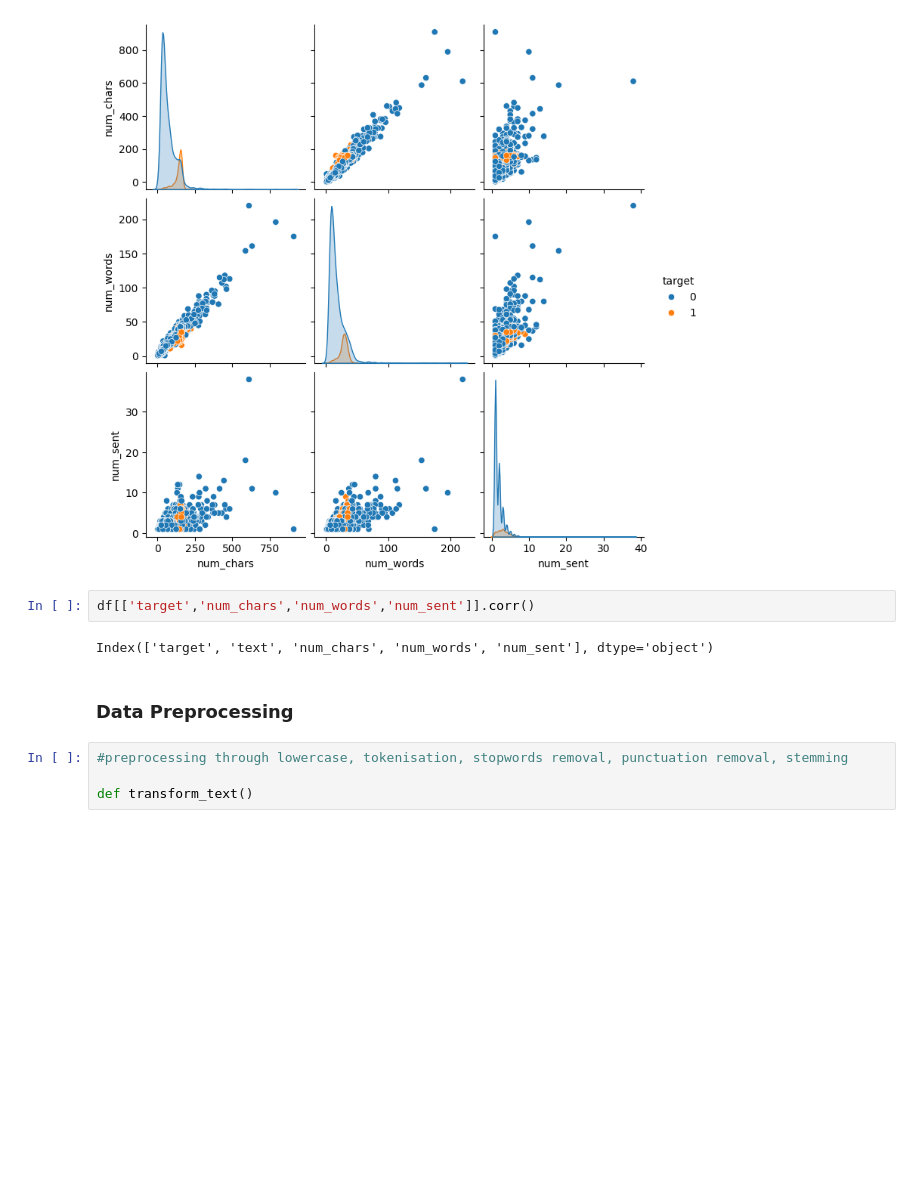
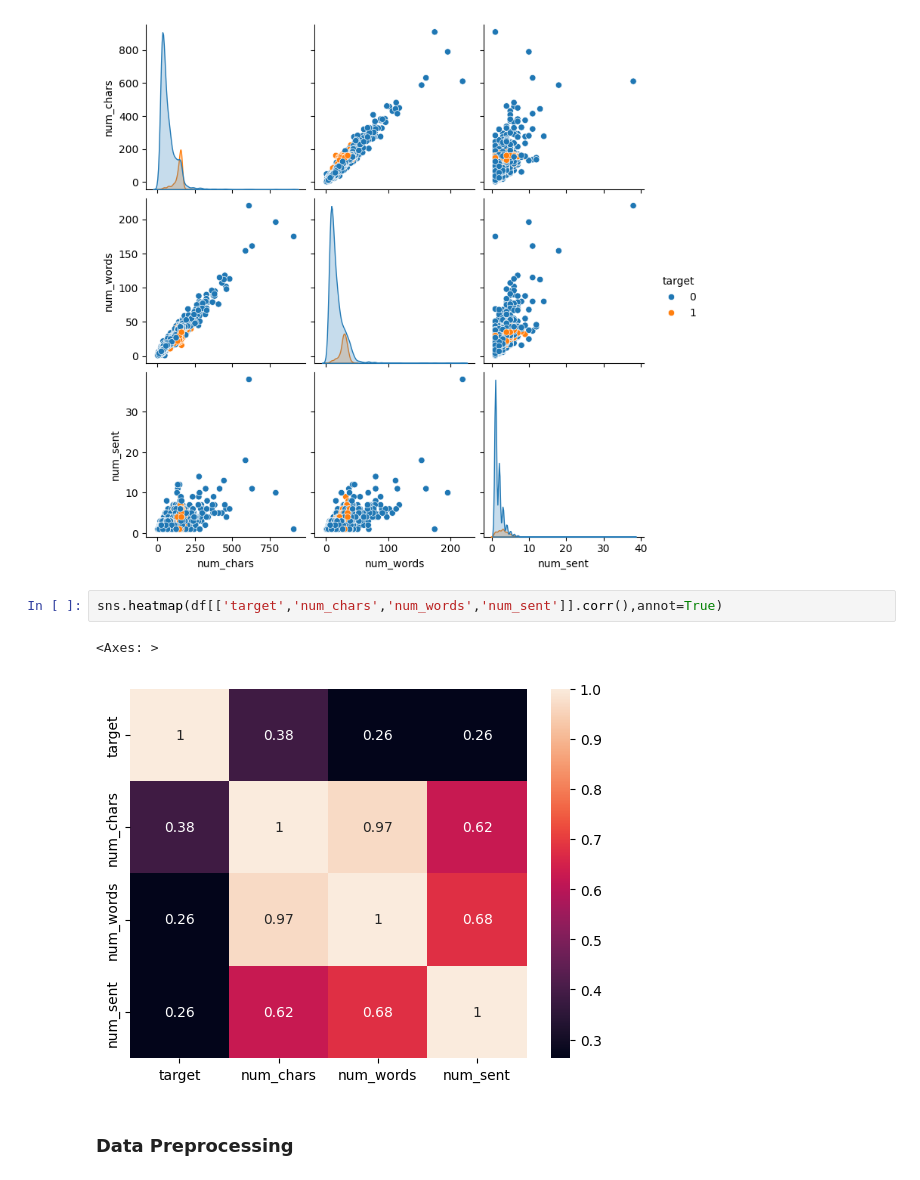
Before and after one commit to DKS2301/Spam-Mail-Classifier-, a Jupyter notebook: spam-detection.ipynb, the cells around one changed output. Saved outputs shown, nothing was run; the diff lists cells and outputs as text; blank space fills up the shorter version.

```diff
--- a/spam-detection.ipynb
+++ b/spam-detection.ipynb
@@ -211,12 +218,9 @@ sns.pairplot(df,hue='target')
 <seaborn.axisgrid.PairGrid at 0x...>
 [figure]
 # %%
-df[['target','num_chars','num_words','num_sent']].corr()
+sns.heatmap(df[['target','num_chars','num_words','num_sent']].corr(),annot=True)
 # %% [output]
-Index(['target', 'text', 'num_chars', 'num_words', 'num_sent'], dtype='object')
+<Axes: >
+[figure, added]
 # %% [markdown]
 ### Data Preprocessing
-# %%
-#preprocessing through lowercase, tokenisation, stopwords removal, punctuation removal, stemming
-
-def transform_text()
```
Also changed, not shown: parts of 12 cells of this notebook.
